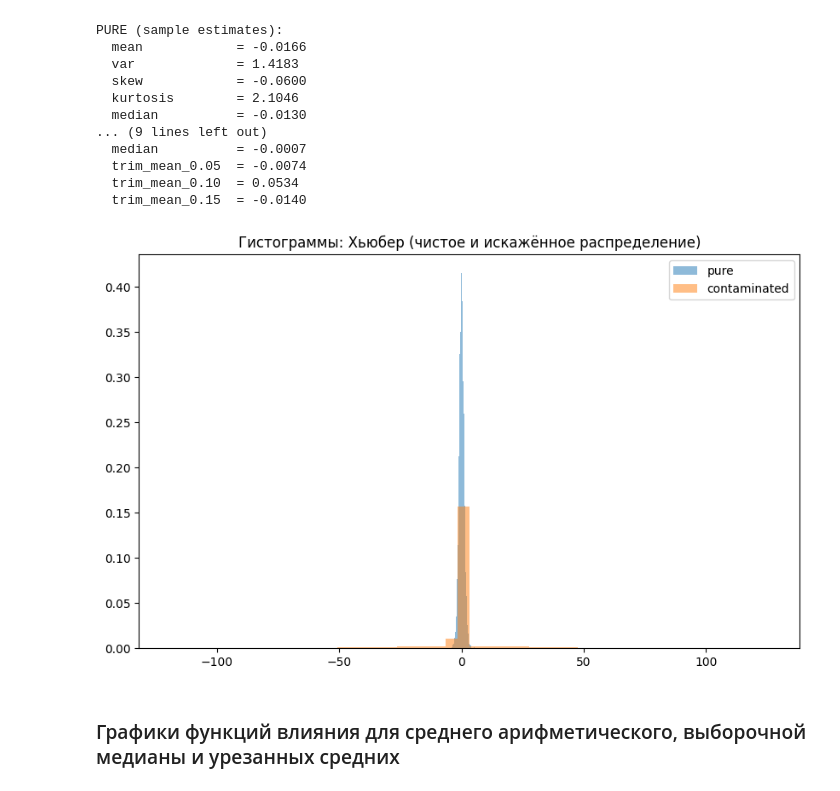
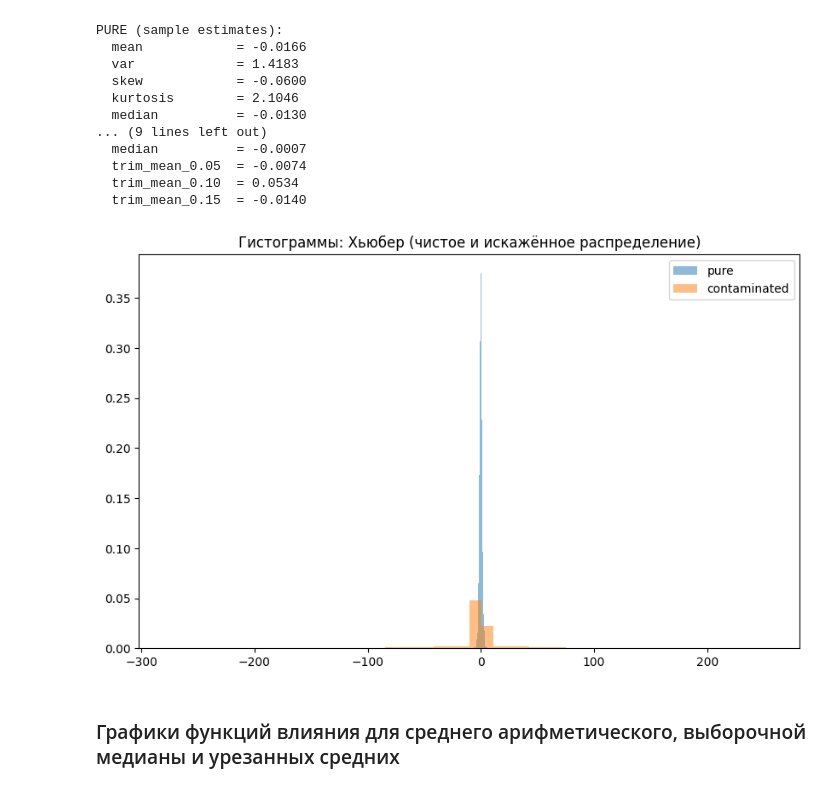
Before and after one commit to Sp1r14ual/sppminpo-labs, a Jupyter notebook: part2/main.ipynb, the cells around one changed output. Saved outputs shown, nothing was run; the diff lists cells and outputs as text; code cells hidden in the pictures.

```diff
--- a/part2/main.ipynb
+++ b/part2/main.ipynb
@@ -368,9 +368,9 @@ PURE (sample estimates):
   trim_mean_0.10  = 0.0534
   trim_mean_0.15  = -0.0140
 # %%
-visualize(datasets)
+visualize(datasets3)
 # %% [output]
-[figure, old version]
+[figure, new version]
 # %% [markdown]
 ### Графики функций влияния для среднего арифметического, выборочной медианы и урезанных средних
 # %%
```
Also changed, not shown: parts of 2 cells of this notebook.
